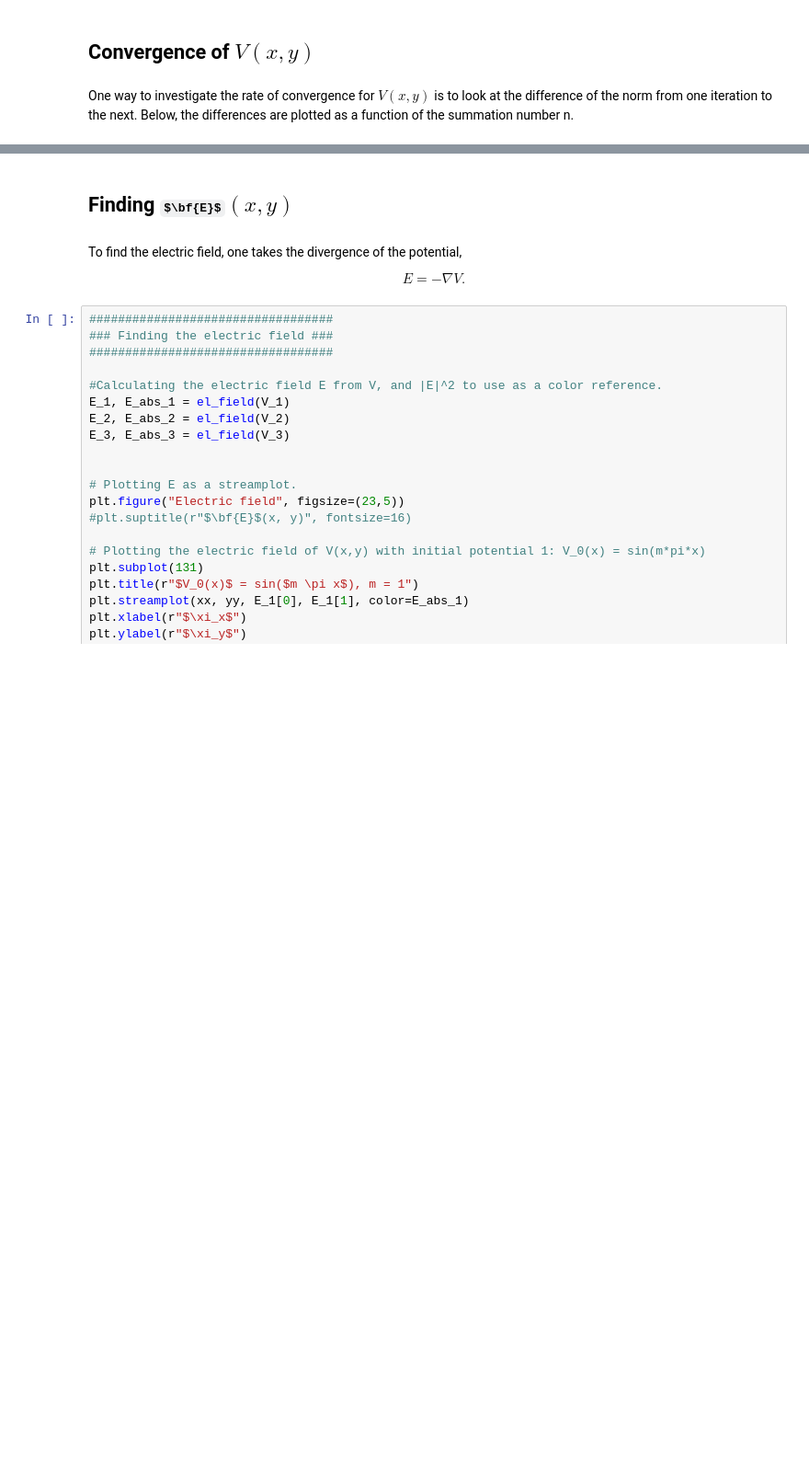
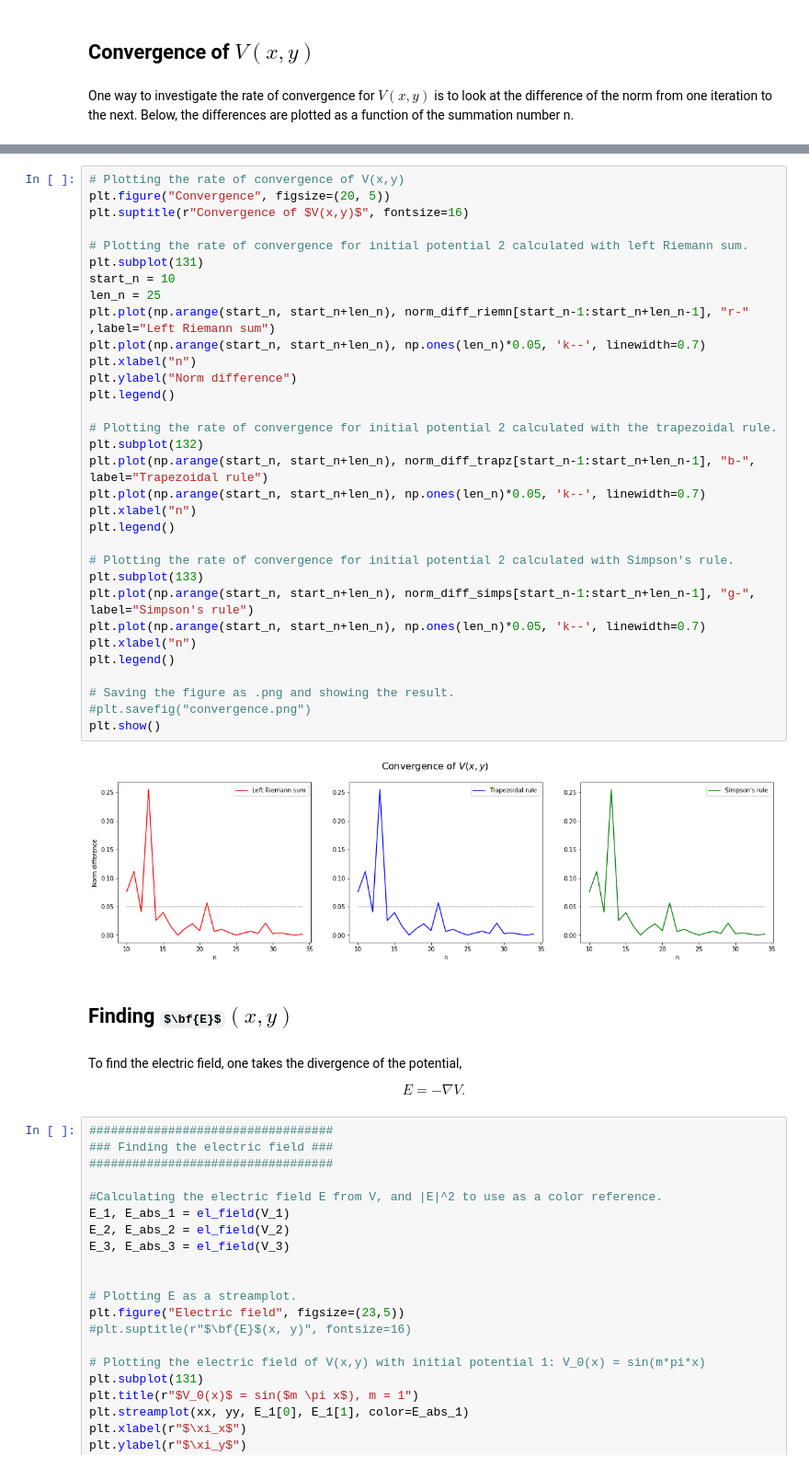
Before and after one commit to marliu97/elmag, a Jupyter notebook: SemesterAssignment.ipynb, the cells around one changed output, grey strips where cells are left out. Shown at 92% size. Saved outputs shown, nothing was run; the diff lists cells and outputs as text; some formulas as TeX source; blank space fills up the shorter version.

```diff
--- a/SemesterAssignment.ipynb
+++ b/SemesterAssignment.ipynb
@@ -281,3 +275,37 @@ plt.show()
+# %%
+# Plotting the rate of convergence of V(x,y)
+plt.figure("Convergence", figsize=(20, 5))
+plt.suptitle(r"Convergence of $V(x,y)$", fontsize=16)
+
+# Plotting the rate of convergence for initial potential 2 calculated with left Riemann sum.
+plt.subplot(131)
+start_n = 10
+len_n = 25
+plt.plot(np.arange(start_n, start_n+len_n), norm_diff_riemn[start_n-1:start_n+len_n-1], "r-" ,label="Left Riemann sum")
+plt.plot(np.arange(start_n, start_n+len_n), np.ones(len_n)*0.05, 'k--', linewidth=0.7)
+plt.xlabel("n")
+plt.ylabel("Norm difference")
+plt.legend()
+
+# Plotting the rate of convergence for initial potential 2 calculated with the trapezoidal rule.
+plt.subplot(132)
+plt.plot(np.arange(start_n, start_n+len_n), norm_diff_trapz[start_n-1:start_n+len_n-1], "b-", label="Trapezoidal rule")
+plt.plot(np.arange(start_n, start_n+len_n), np.ones(len_n)*0.05, 'k--', linewidth=0.7)
+plt.xlabel("n")
+plt.legend()
+
+# Plotting the rate of convergence for initial potential 2 calculated with Simpson's rule.
+plt.subplot(133)
+plt.plot(np.arange(start_n, start_n+len_n), norm_diff_simps[start_n-1:start_n+len_n-1], "g-", label="Simpson's rule")
+plt.plot(np.arange(start_n, start_n+len_n), np.ones(len_n)*0.05, 'k--', linewidth=0.7)
+plt.xlabel("n")
+plt.legend()
+
+# Saving the figure as .png and showing the result.
+#plt.savefig("convergence.png")
+plt.show()
+# %% [output]
+[figure, added]
 # %% [markdown]
 ## Finding $\bf{E}$$(x, y)$
 # %% [markdown]
```
Also changed, not shown: parts of 9 cells of this notebook.
